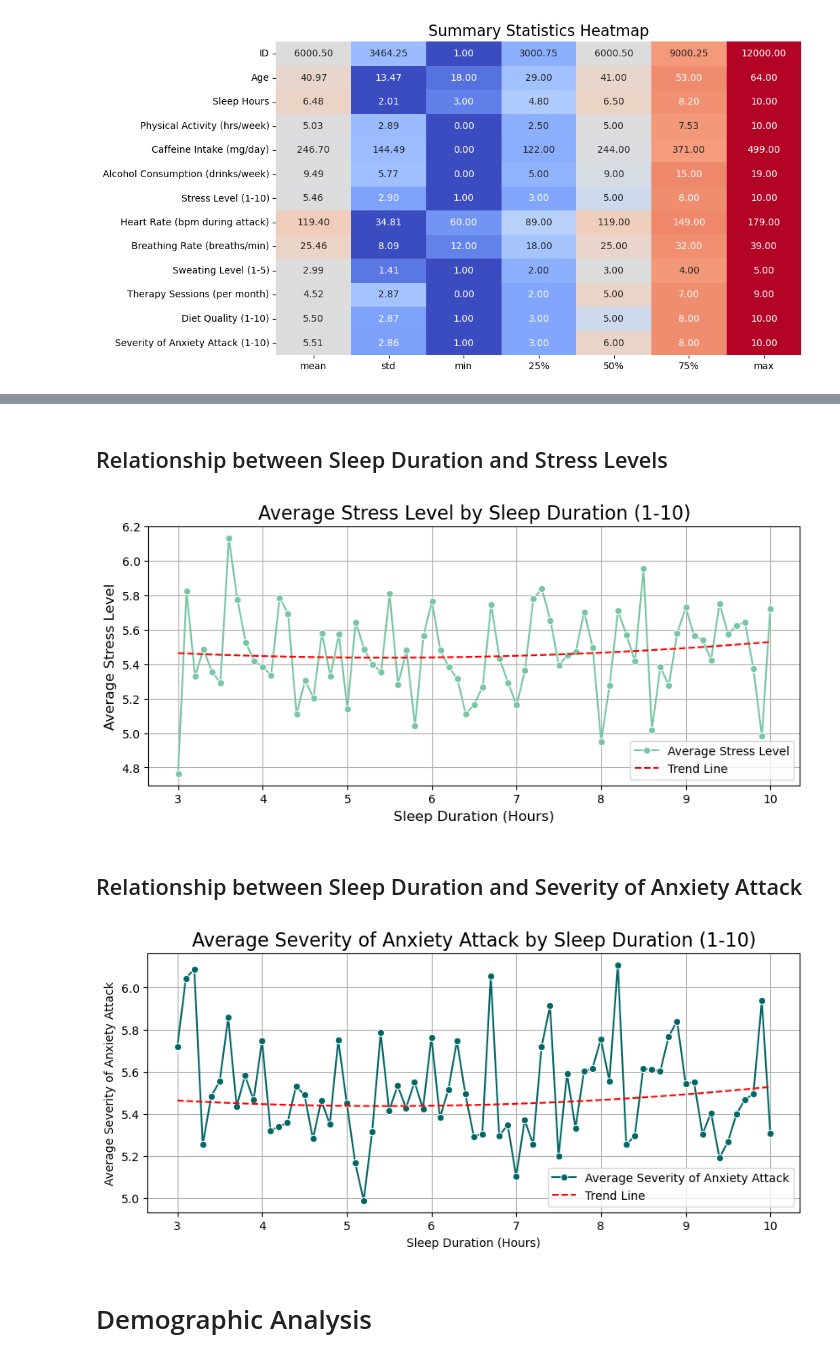
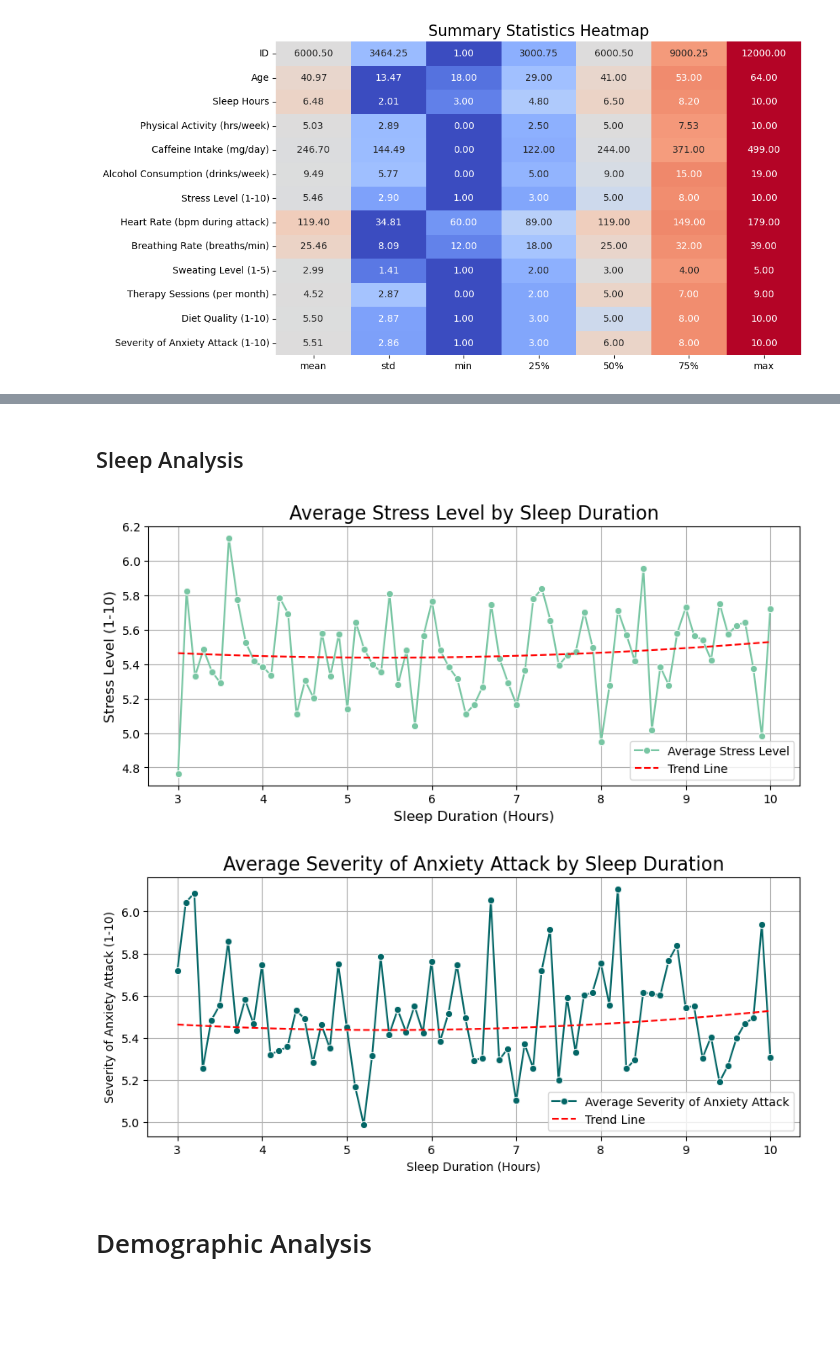
Before and after one commit to jonc1412/EDA-projects, a Jupyter notebook: anxiety-attack/anxiety_attack_analysis.ipynb, the cells around one changed output, grey strips where cells are left out. Saved outputs shown, nothing was run; the diff lists cells and outputs as text; code cells hidden in the pictures; blank space fills up the shorter version.

```diff
--- a/anxiety-attack/anxiety_attack_analysis.ipynb
+++ b/anxiety-attack/anxiety_attack_analysis.ipynb
@@ -96,4 +96,4 @@ plt.show()
 colors = ['#99e2b4', '#88d4ab', '#78c6a3', '#67b99a', '#56ab91', '#469d89', '#358f80', '#248277', '#14746f', '#036666']
 sns.set_palette(sns.color_palette(colors))
 # %%
-df.rename(columns={'Stress Level (1-10)': 'Stress', 'Severity of Anxiety Attack (1-10)': 'Anxiety Attack'}, inplace=True)
+df.rename(columns={'Stress Level (1-10)': 'Stress', 'Severity of Anxiety Attack (1-10)': 'Anxiety Attack', 'Family History of Anxiety': 'Family Anxiety'}, inplace=True)
@@ -126,5 +124,5 @@ plt.show()
-# %% [markdown]
-## Relationship between Sleep Duration and Stress Levels
+# %% [markdown]
+## Sleep Analysis
 # %%
 sleep_relationship = df.groupby('Sleep Hours')[['Stress', 'Anxiety Attack']].mean().reset_index()
 
@@ -136,32 +134,30 @@ trend_stress = np.poly1d(np.polyfit(x_stress, y_stress, 2))
 plt.figure(figsize=(10, 4))
 sns.lineplot(data=sleep_relationship, x='Sleep Hours', y='Stress', label='Average Stress Level', marker='o', color=colors[2])
 plt.plot(x_stress, trend_stress(x_stress), label='Trend Line', linestyle='--', color='red')
-plt.title('Average Stress Level by Sleep Duration (1-10)', fontsize=16)
+plt.title('Average Stress Level by Sleep Duration', fontsize=16)
 plt.xlabel('Sleep Duration (Hours)', fontsize=12)
-plt.ylabel('Average Stress Level', fontsize=12)
+plt.ylabel('Stress Level (1-10)', fontsize=12)
 plt.legend()
 plt.grid(True)
 plt.show()
 # %% [output]
-[figure, old version]
+[figure, new version]
-# %% [markdown]
-## Relationship between Sleep Duration and Severity of Anxiety Attack
 # %%
 x_anxiety = sleep_relationship['Sleep Hours']
 y_anxiety = sleep_relationship['Anxiety Attack']
 
 trend_anxiety = np.poly1d(np.polyfit(x_anxiety, y_anxiety, 2))
 
 plt.figure(figsize=(10, 4))
 sns.lineplot(data=sleep_relationship, x='Sleep Hours', y='Anxiety Attack', label='Average Severity of Anxiety Attack', marker='o', color=colors[9])
 plt.plot(x_stress, trend_stress(x_stress), label='Trend Line', linestyle='--', color='red')
-plt.title('Average Severity of Anxiety Attack by Sleep Duration (1-10)', fontsize=16)
+plt.title('Average Severity of Anxiety Attack by Sleep Duration', fontsize=16)
 plt.xlabel('Sleep Duration (Hours)', fontsize=10)
-plt.ylabel('Average Severity of Anxiety Attack', fontsize=10)
+plt.ylabel('Severity of Anxiety Attack (1-10)', fontsize=10)
 plt.legend()
 plt.grid(True)
 plt.show()
 # %% [output]
-[figure, old version]
+[figure, new version]
 # %% [markdown]
 # Demographic Analysis
```
Also changed, not shown: parts of 8 cells of this notebook.
